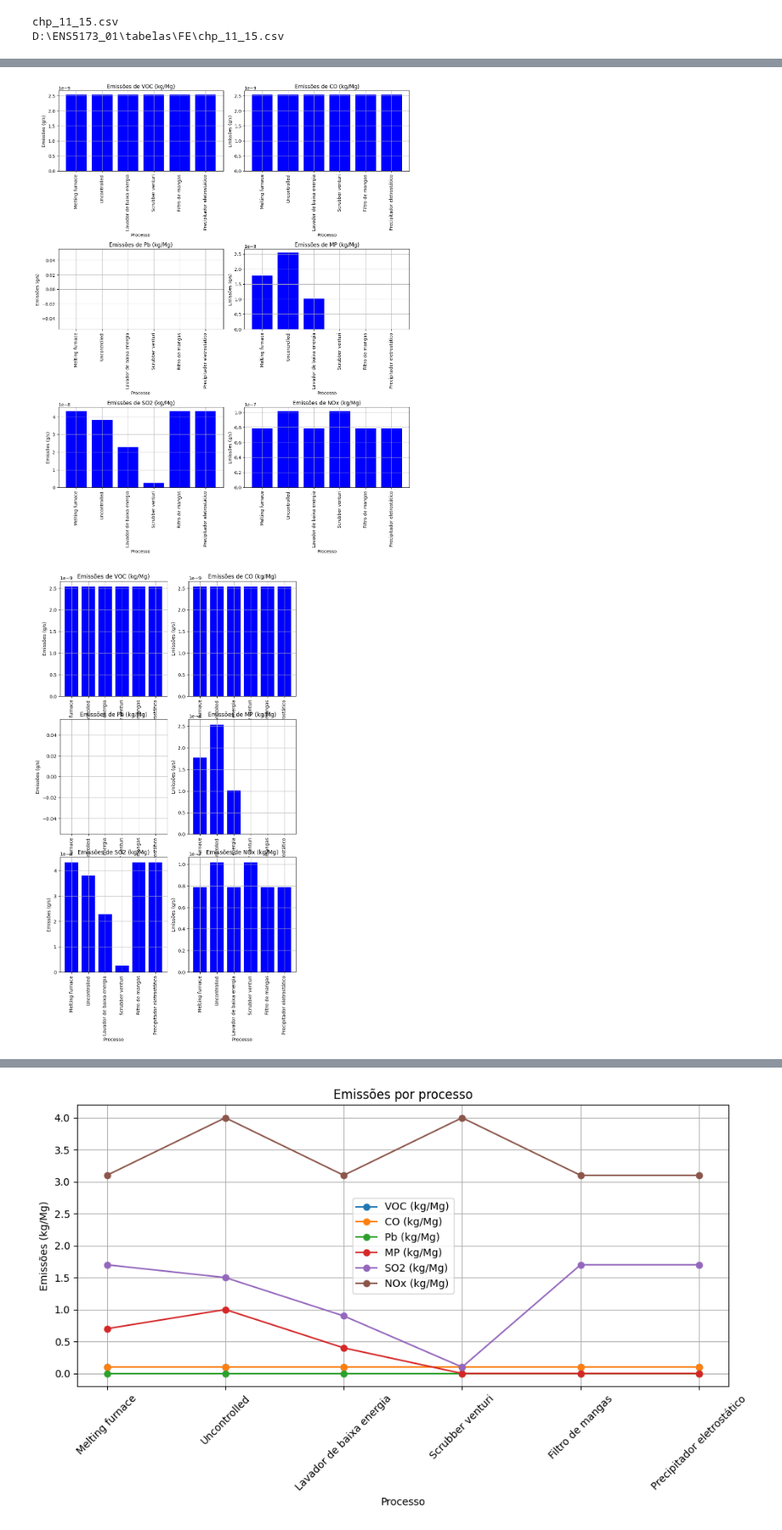
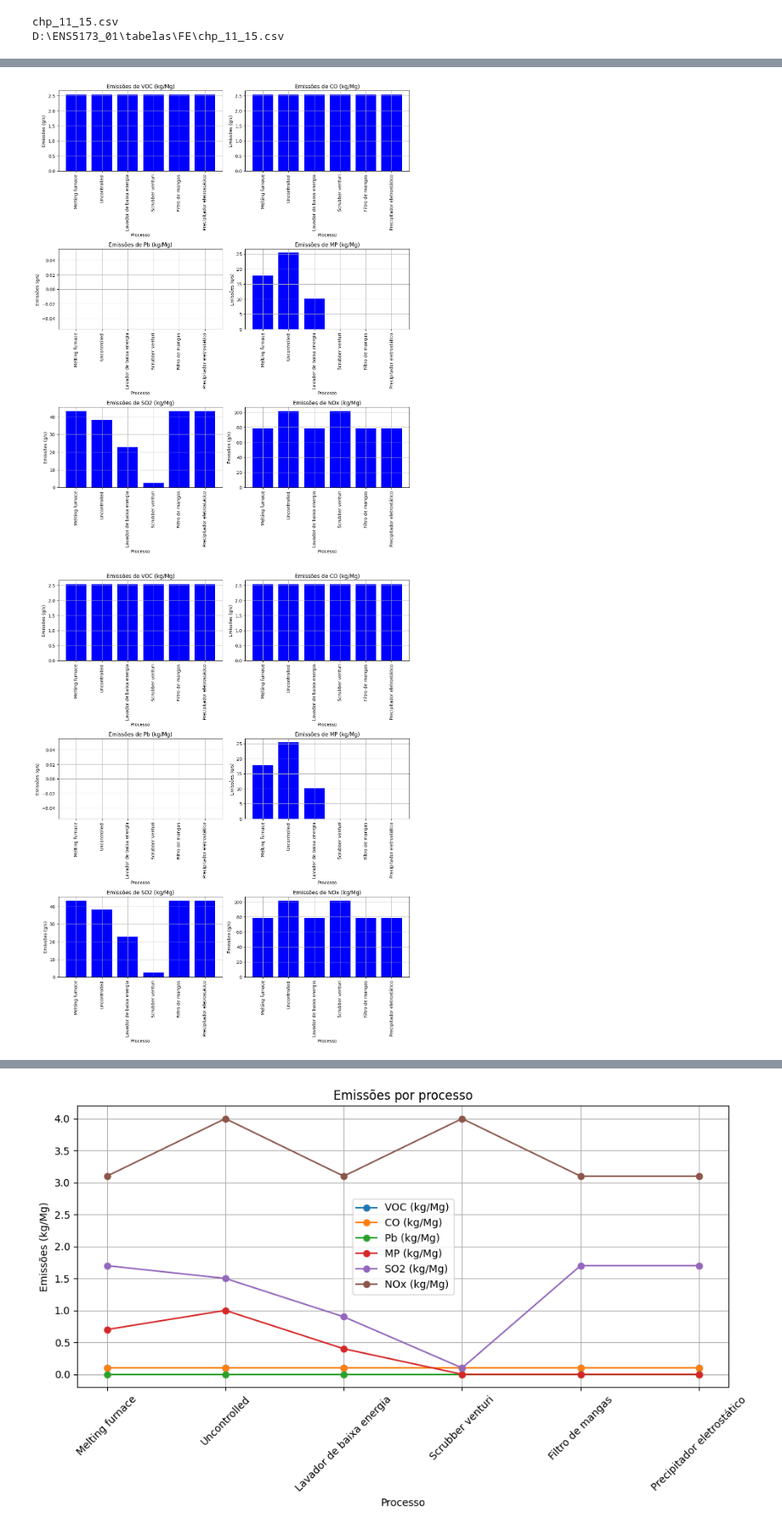
Before and after one commit to muriell-b/ENS5173_01, a Jupyter notebook: atividade01_parte1.ipynb, the cells around one changed output, grey strips where cells are left out. Shown at 85% size. Cells and saved outputs as stored; diff of their text form; code cells hidden in the pictures.

```diff
--- a/atividade01_parte1.ipynb
+++ b/atividade01_parte1.ipynb
@@ -151,19 +151,6 @@ Arquivo encontrado em: D:\ENS5173_01\tabelas\FE\chp_11_15.csv
 22          Neg          Neg
 23          Neg          Neg
 # %%
-import matplotlib.pyplot as plt
-
-processos = ['Melting furnace', 'Uncontrolled', 'Lavador de baixa energia', 'Scrubber venturi', 'Filtro de mangas', 'Precipitador eletrostático', 'Flat', 'Uncontrolled', 'Lavador de baixa energia', 'Scrubber venturi', 'Filtro de mangas', 'Precipitador eletrostático', 'Pressionado e soprado', 'Uncontrolled', 'Lavador de baixa energia', 'Scrubber venturi', 'Filtro de mangas', 'Precipitador eletrostático', 'Formação e acabamento', 'Container', 'Pressionado e soprado', 'Vidro de chumbo']
-
-# Verificando e preenchendo valores None em voc_emissoes
-voc_emissoes = [0 if emis is None else emis for emis in voc_emissoes]
-
-# Convertendo todos os valores em voc_emissoes para float
-voc_emissoes = [float(emis) if emis is not None else 0 for emis in voc_emissoes]
-
-import pandas as pd
-import matplotlib.pyplot as plt
-
 import pandas as pd
 import matplotlib.pyplot as plt
 
@@ -186,55 +173,42 @@ df = pd.DataFrame(dados)
 processos = df['Processo']
 
 # Definindo as emissões de VOC, CO, Pb, MP, SO2 e NOx para cada processo
-emissoes = df.drop(columns=['Processo', 'Sigla']) * 800000 / (1000000 * 365 * 24 * 3600)  # Convertendo ton/ano para g/s
+emissoes = df.drop(columns=['Processo', 'Sigla']) * 800000 * 1000 / (365 * 24 * 3600)  # Convertendo ton/ano para kg/s
 
 # Plotando as emissões para cada poluente e processo
 plt.figure(figsize=(12, 15))
 
 # Iterando sobre cada poluente
 for idx, poluente in enumerate(emissoes.columns):
     plt.subplot(3, 2, idx+1)
     plt.bar(processos, emissoes[poluente], color='blue')
     plt.title(f'Emissões de {poluente}')
     plt.ylabel('Emissões (g/s)')
     plt.xlabel('Processo')
     plt.xticks(rotation=90)
     plt.grid(True)
 
 plt.tight_layout()
 plt.show()
 
-# Plotando as emissões para cada poluente e processo
-plt.figure(figsize=(9, 15))
+# Exportando o gráfico como um arquivo PNG
+plt.figure(figsize=(12, 15))
 
 # Iterando sobre cada poluente
 for idx, poluente in enumerate(emissoes.columns):
     plt.subplot(3, 2, idx+1)
     plt.bar(processos, emissoes[poluente], color='blue')
     plt.title(f'Emissões de {poluente}')
     plt.ylabel('Emissões (g/s)')
     plt.xlabel('Processo')
     plt.xticks(rotation=90)
     plt.grid(True)
 
-    # Plotando as emissões para cada poluente e processo
-plt.figure(figsize=(9, 15))
-
-# Iterando sobre cada poluente
-for idx, poluente in enumerate(emissoes.columns):
-    plt.subplot(3, 2, idx+1)
-    plt.bar(processos, emissoes[poluente], color='blue')
-    plt.title(f'Emissões de {poluente}')
-    plt.ylabel('Emissões (g/s)')
-    plt.xlabel('Processo')
-    plt.xticks(rotation=90)
-    plt.grid(True)
-
-    # Exportando o gráfico como um arquivo PNG
-    plt.savefig(f'D:/ENS5173_01/figures/poluentes_e_processos.png')
+# Exportando o gráfico como um arquivo PNG
+plt.savefig(f'D:/ENS5173_01/figures/poluentes_e_processos.png')
 
 plt.tight_layout()
 plt.show()
 # %% [output]
-[figure, old version]
+[figure, new version]
-[figure, old version]
+[figure, new version]
```
Also changed, not shown: parts of 5 cells of this notebook, 8 other files.
